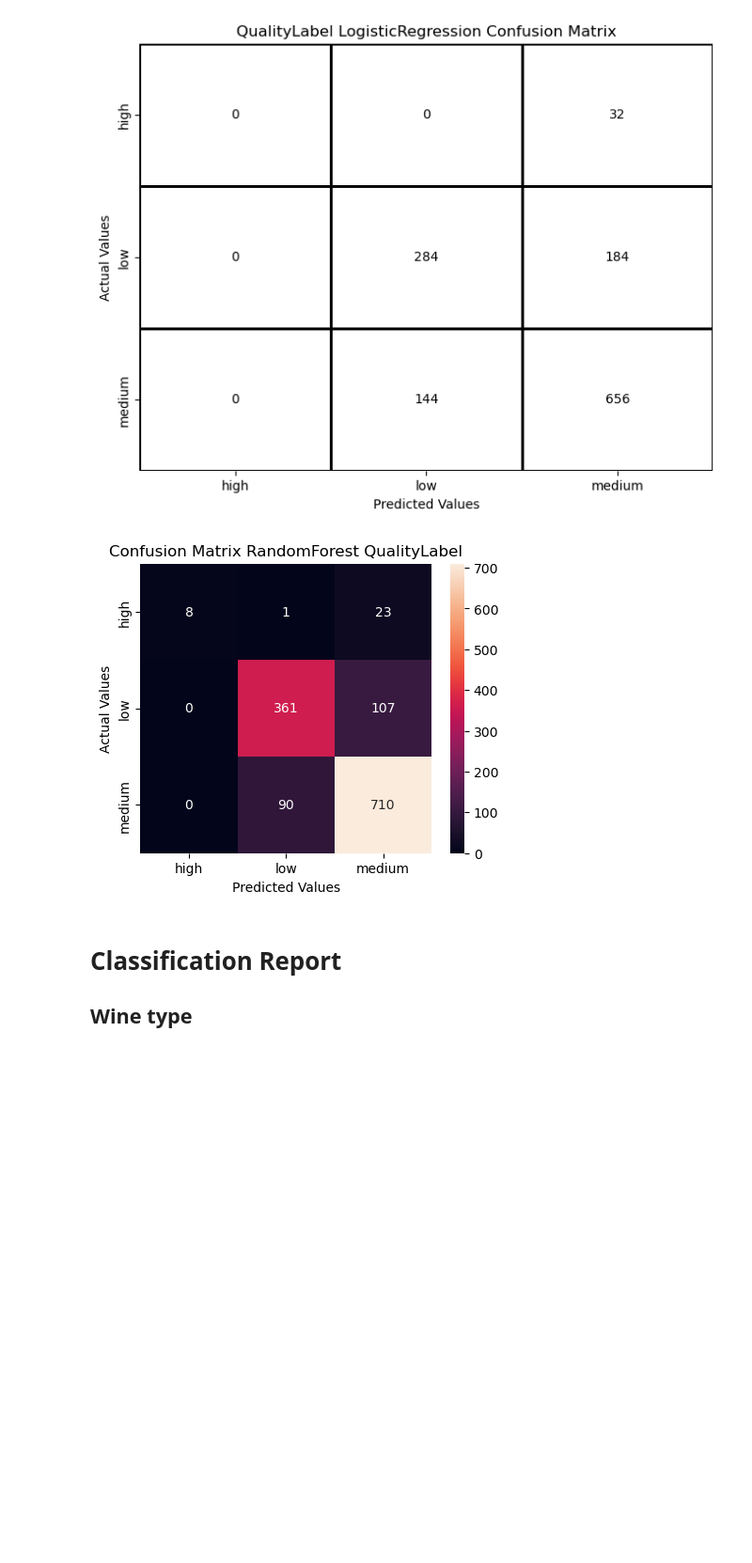
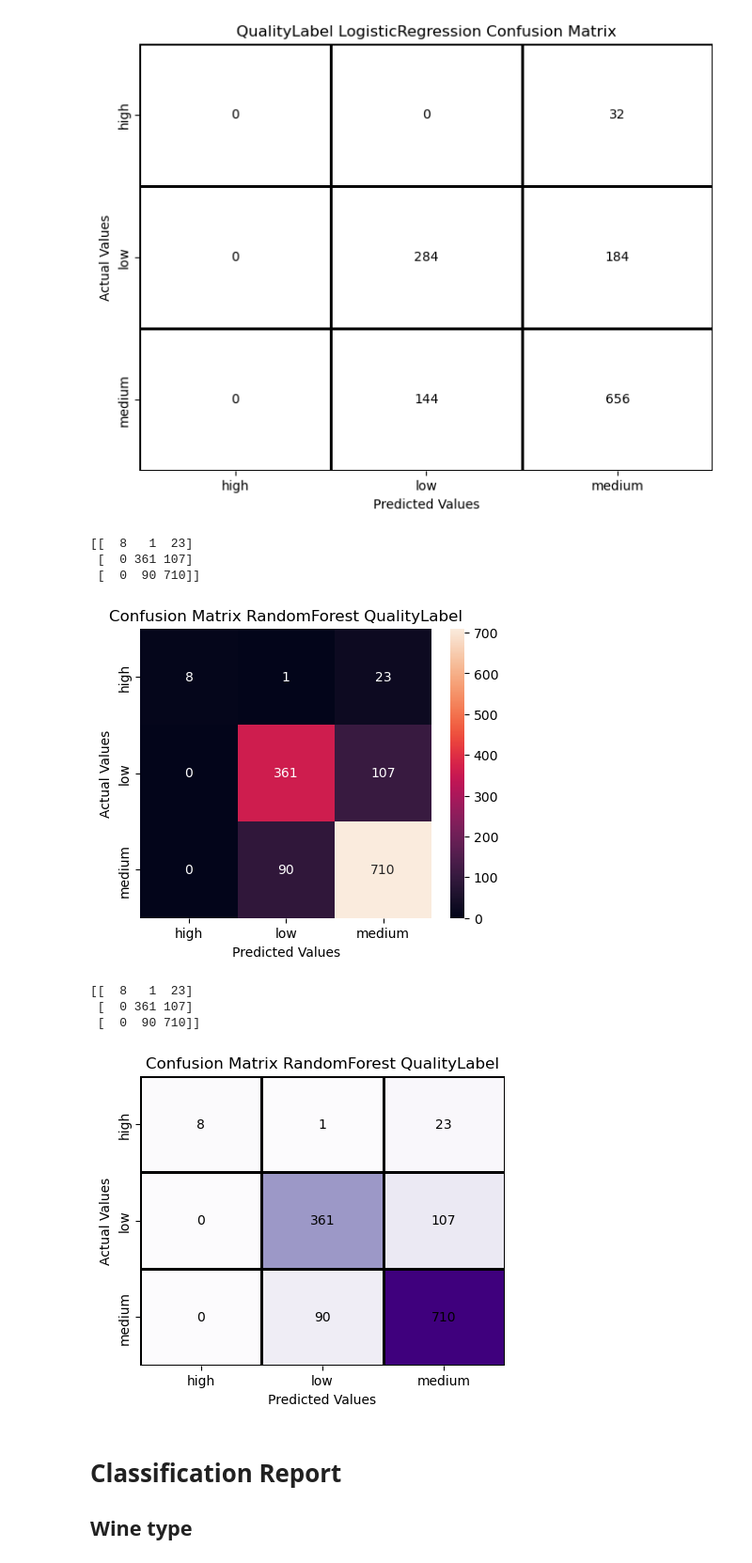
Before and after one commit to TimGarnault/project_2, a Jupyter notebook: sprint_3.ipynb, the cells around one changed output. Shown at 94% size. Saved outputs shown, nothing was run; the diff lists cells and outputs as text; code cells hidden in the pictures; blank space fills up the shorter version.

```diff
--- a/sprint_3.ipynb
+++ b/sprint_3.ipynb
@@ -495,7 +520,7 @@ plt.show()
 
 # Creating  a confusion matrix,which compares the actuals y_test and predictions y_pred
 cm_QL_RF = confusion_matrix(actual_results_QL, preds_RF_QL)
-
+print(cm_QL_RF)
 # Creating a dataframe for a array-formatted Confusion matrix,so it will be easy for plotting.
 cm_df_QL_RF = pd.DataFrame(cm_QL_RF,
                        index = ["high","low","medium"],
@@ -509,4 +534,35 @@ plt.ylabel('Actual Values')
 plt.xlabel('Predicted Values')
 plt.show()
 # %% [output]
+[[  8   1  23]
+ [  0 361 107]
+ [  0  90 710]]
 [figure]
+# %%
+cm_QL_RF = confusion_matrix(actual_results_QL, preds_RF_QL)
+print(cm_QL_RF)
+# Creating a dataframe for a array-formatted Confusion matrix,so it will be easy for plotting.
+cm_df_QL_RF = pd.DataFrame(cm_QL_RF,
+                       index = ["high","low","medium"],
+                       columns = ["high","low","medium"])
+
+#Plotting the 3x3 confusion matrix
+plt.figure(figsize=(5,4))
+# plt.figure(figsize=(8,6))
+
+# Create a custom color map where all values are white
+# cmap = sns.color_palette(["#FFFFFF"])
+
+# sns.heatmap(cm_df_QL_RF, annot=True, fmt='g')
+# sns.heatmap(cm_df_QL_RF, annot=True, cmap=cmap, cbar=False, linewidths=.8, linecolor='black', annot_kws={"color": "black"}, fmt='g')
+sns.heatmap(cm_df_QL_RF, cmap="Purples", annot=True, cbar=False, linewidths=.8, linecolor='black', annot_kws={"color": "black"}, fmt='g')
+
+plt.title('Confusion Matrix RandomForest QualityLabel')
+plt.ylabel('Actual Values')
+plt.xlabel('Predicted Values')
+plt.show()
+# %% [output]
+[[  8   1  23]
+ [  0 361 107]
+ [  0  90 710]]
+[figure, added]
```
Also changed, not shown: parts of 8 cells of this notebook.
